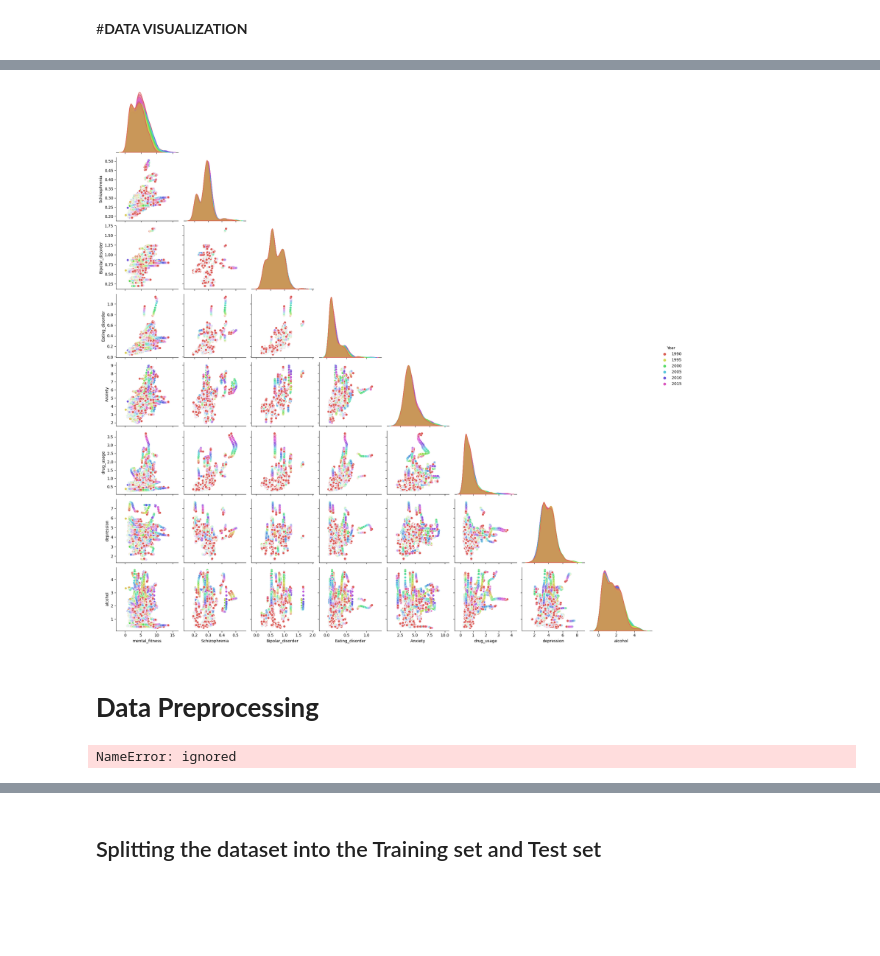
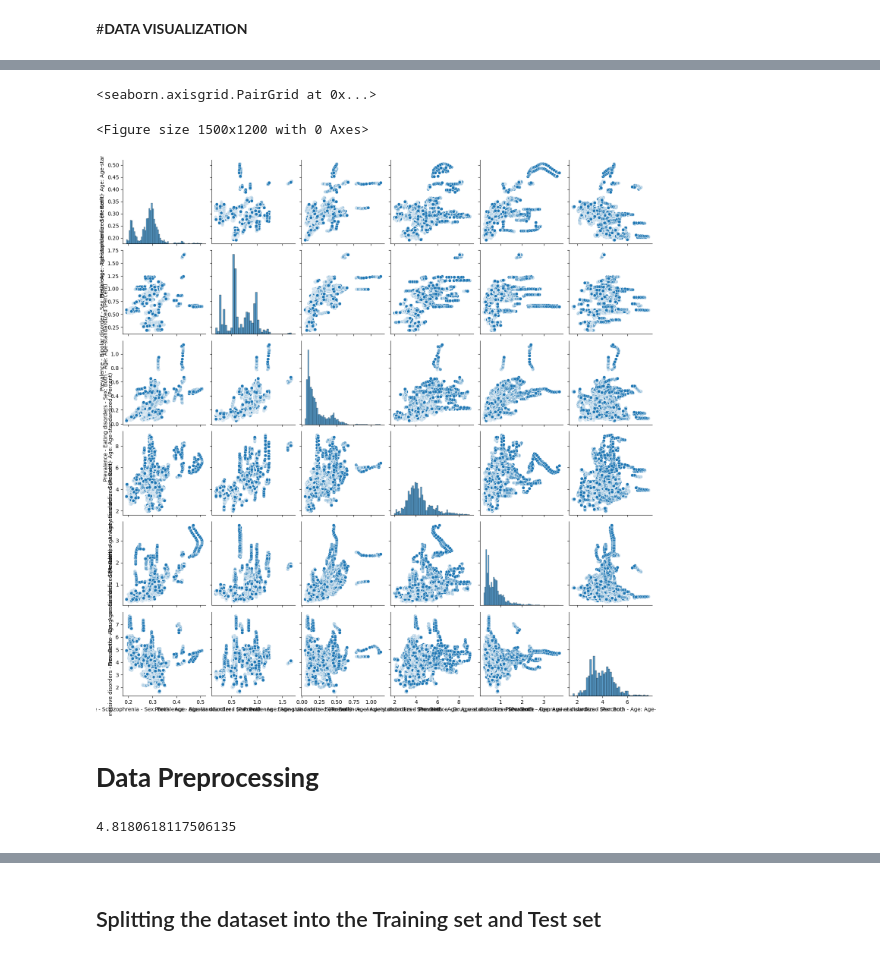
Before and after one commit to namzezz/IBM-MENTAL_HEALTH_FITNESS_TRACKER_NAMYA, a Jupyter notebook: MentalHealthFitnessTracker_NamyaIBM.ipynb, the cells around one changed output, grey strips where cells are left out. Saved outputs shown, nothing was run; the diff lists cells and outputs as text; code cells hidden in the pictures; blank space fills up the shorter version.

```diff
--- a/MentalHealthFitnessTracker_NamyaIBM.ipynb
+++ b/MentalHealthFitnessTracker_NamyaIBM.ipynb
@@ -61,15 +81,22 @@ fig.show()
-# %%
-
-sns.pairplot(ds,corner=True,hue='Year', palette='hls')
-plt.show()
-# %% [output]
-[figure, removed]
+# %%
+corr=ds.corr()
+plt.figure(figsize=(15,12))
+sns.pairplot(ds[['Prevalence - Schizophrenia - Sex: Both - Age: Age-standardized (Percent)',
+       'Prevalence - Bipolar disorder - Sex: Both - Age: Age-standardized (Percent)',
+       'Prevalence - Eating disorders - Sex: Both - Age: Age-standardized (Percent)',
+       'Prevalence - Anxiety disorders - Sex: Both - Age: Age-standardized (Percent)',
+       'Prevalence - Drug use disorders - Sex: Both - Age: Age-standardized (Percent)',
+       'Prevalence - Depressive disorders - Sex: Both - Age: Age-standardized (Percent)',]])
+# %% [output]
+<seaborn.axisgrid.PairGrid at 0x...>
+<Figure size 1500x1200 with 0 Axes>
+[figure, added]
 # %% [markdown]
 # **Data Preprocessing**
-# %%
-mean=ds['mental_fitness'].mean()
-mean
-# %% [output]
-NameError: ignored
+# %%
+mean=ds['DALYs (Disability-Adjusted Life Years) - Mental disorders - Sex: Both - Age: All Ages (Percent)'].mean()
+mean
+# %% [output]
+4.8180618117506135
 # %%
 data=ds
```
Also changed, not shown: parts of 37 cells of this notebook.
